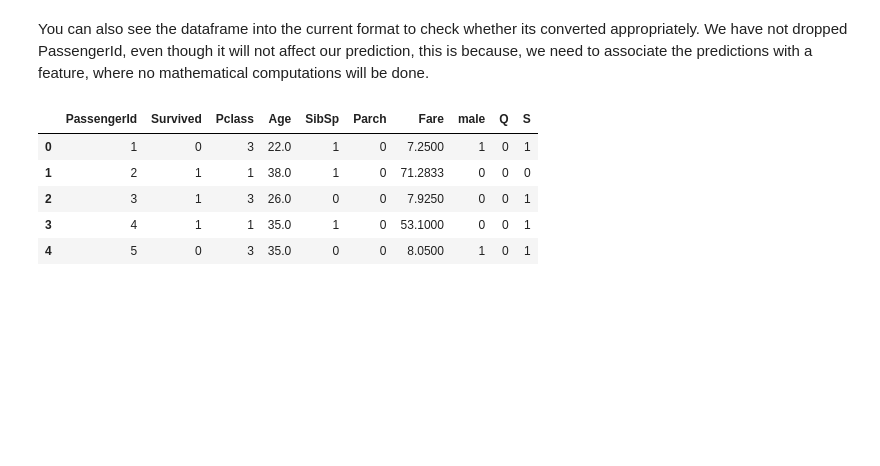
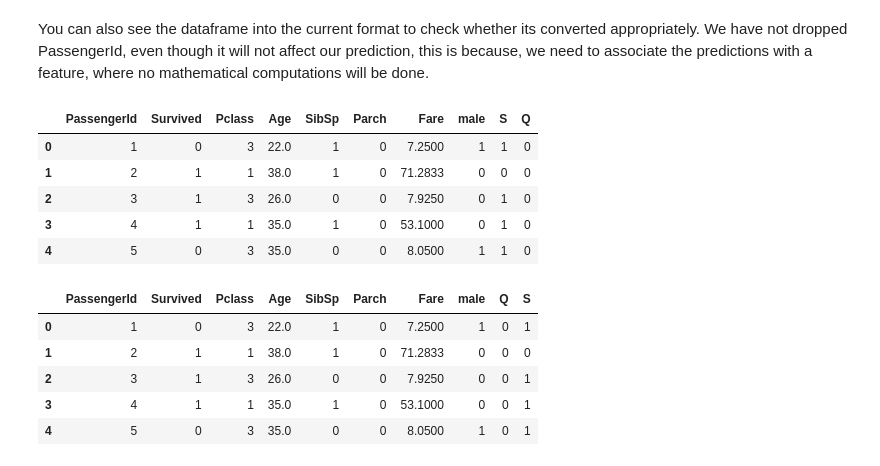
Before and after one commit to piyushpp07/DataScience, a Jupyter notebook: incompletehomework.ipynb, the cells around one changed output. Saved outputs shown, nothing was run; the diff lists cells and outputs as text; code cells hidden in the pictures; blank space fills up the shorter version.

```diff
--- a/incompletehomework.ipynb
+++ b/incompletehomework.ipynb
@@ -230,0 +220,3 @@ Name: Survived, dtype: float64
+# %%
+dm = df.drop(['Cabin','Name'],axis = 1)
+dm.info()
@@ -230,0 +243,11 @@ Name: Survived, dtype: float64
+# %%
+from sklearn import preprocessing
+oh = preprocessing.OneHotEncoder()
+z=pd.get_dummies(dm['Sex'])
+dm['male']=z['male']
+dm=dm.drop('Sex',axis=1)
+# %%
+z=pd.get_dummies(dm['Embarked'])
+dm['S']=z['S']
+dm['Q']=z['Q']
+dm=dm.drop(['Embarked','Ticket'],axis=1)
@@ -332,3 +369,7 @@ One, thing which we can see is, we needed to access each feature and see its rel
 Now that, we know about the data present, lets clean the null values here and prepare our model
 # %% [markdown]
 First fill the mean age to clean that data and see the info to check whether the null value has been accounted for.
+# %%
+m=dm['Age'].mean()
+dm['Age']=dm['Age'].fillna(30)
+dm.info()
@@ -420,6 +562,15 @@ df_train = pd.concat([ ??? , ??? , ???], axis = ??? )
 # %% [markdown]
 You can also see the dataframe into the current format to check whether its converted appropriately.
 We have not dropped PassengerId, even though it will not affect our prediction, this is because, we need to associate the predictions with a feature, where no mathematical computations will be done.
+# %%
+dm.head()
+# %% [output]
+|  | PassengerId | Survived | Pclass | Age | SibSp | Parch | Fare | male | S | Q |
+| 0 | 1 | 0 | 3 | 22.0 | 1 | 0 | 7.2500 | 1 | 1 | 0 |
+| 1 | 2 | 1 | 1 | 38.0 | 1 | 0 | 71.2833 | 0 | 0 | 0 |
+| 2 | 3 | 1 | 3 | 26.0 | 0 | 0 | 7.9250 | 0 | 1 | 0 |
+| 3 | 4 | 1 | 1 | 35.0 | 1 | 0 | 53.1000 | 0 | 1 | 0 |
+| 4 | 5 | 0 | 3 | 35.0 | 0 | 0 | 8.0500 | 1 | 1 | 0 |
 # %%
 # %% [output]
 |  | PassengerId | Survived | Pclass | Age | SibSp | Parch | Fare | male | Q | S |
```
Also changed, not shown: parts of 19 cells of this notebook.
